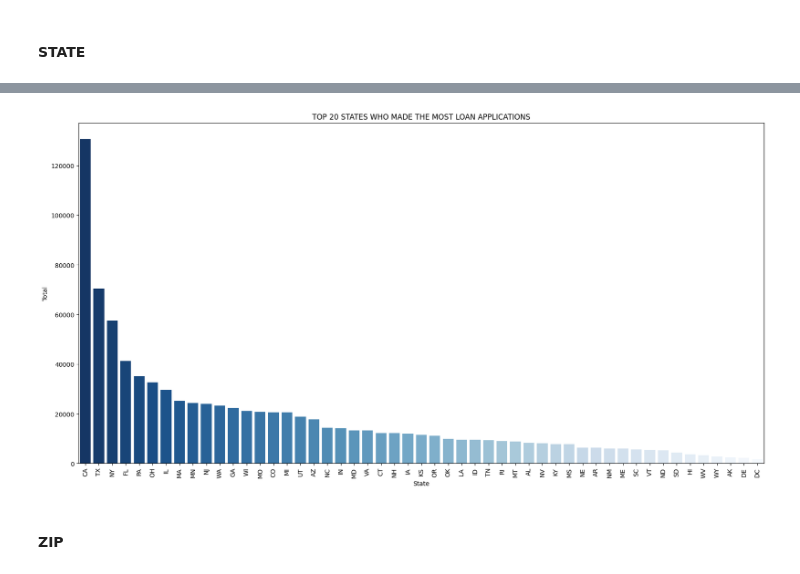
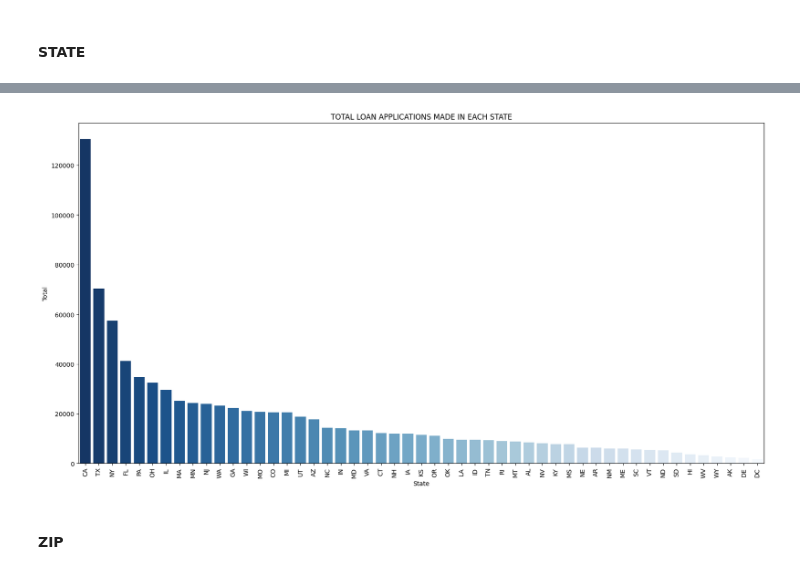
Before and after one commit to GMartin-Data/loan_approval, a Jupyter notebook: tests.ipynb, the cells around one changed output, grey strips where cells are left out. Cells and saved outputs as stored; diff of their text form; code cells hidden in the pictures.

```diff
--- a/tests.ipynb
+++ b/tests.ipynb
@@ -152,7 +152,7 @@ len(dataframe)
 # %%
 # TRANSFORMATION DES VALEURS NaN de NewExist EN 3 (catégorie non renseignée) ET CONVERSION DE LA VARIABLE EN INTEGER
 # dataframe["NewExist"] = dataframe["NewExist"].fillna(3, axis=0).astype("Int64")
-dataframe.loc[dataframe["NewExist"].isnull(), "NewExist"] = 3
+dataframe.loc[dataframe["NewExist"].isnull(), "NewExist"] = 0
 dataframe["NewExist"] = dataframe["NewExist"].astype("Int64")
 # %% [output]
 A value is trying to be set on a copy of a slice from a DataFrame.
@@ -337,6 +352,9 @@ min        1974.000000
 75%        2006.000000
 max        2073.000000
 Name: ApprovalYear, dtype: float64
+# %%
+# SUPPRESSION DE LA VARIABLE "CITY"
+dataframe = dataframe.drop("City", axis=1)
 # %% [markdown]
 #### STATE
 # %%
@@ -374,15 +391,16 @@ dataframe.query("State.isna()")
 # %%
 test = dataframe.groupby("State").count().reset_index()
 test = test.rename(columns={"Name": "Total"})
 test_top = test.sort_values(by="Total", ascending=False)
 test_top = test_top[["State", "Total"]]
 plt.figure(figsize=(20,10))
-plt.title("TOP 20 STATES WHO MADE THE MOST LOAN APPLICATIONS")
+plt.title("TOTAL LOAN APPLICATIONS MADE IN EACH STATE")
 sns.barplot(test_top, x='State', y="Total", palette="Blues_r")
 plt.xticks(rotation='vertical')
+plt.grid(False)
 plt.show()
 # %% [output]
-[figure, old version]
+[figure, new version]
 # %% [markdown]
 #### ZIP
 # %%
```
Also changed, not shown: parts of 88 cells of this notebook.
